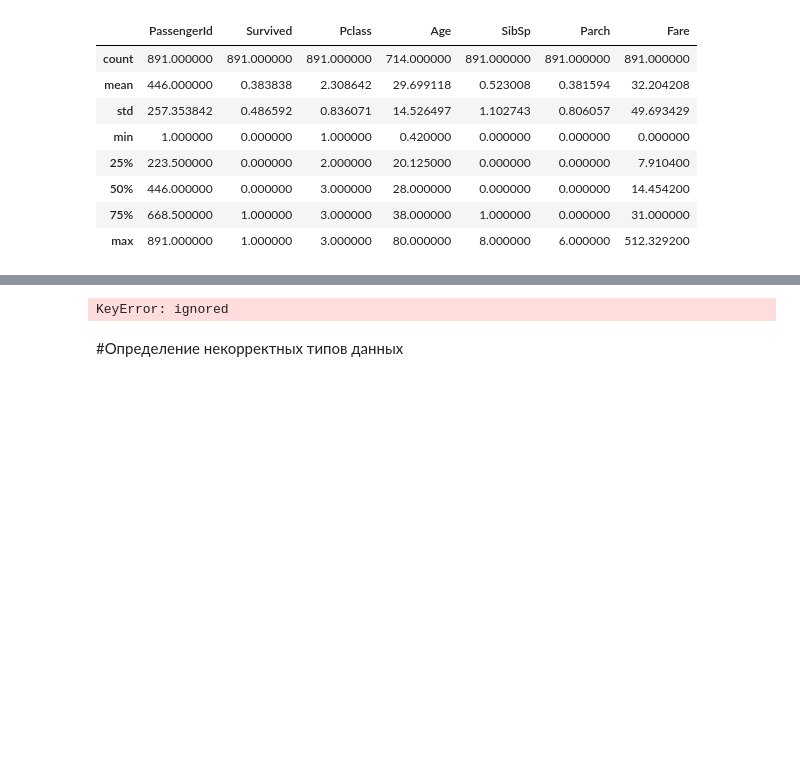
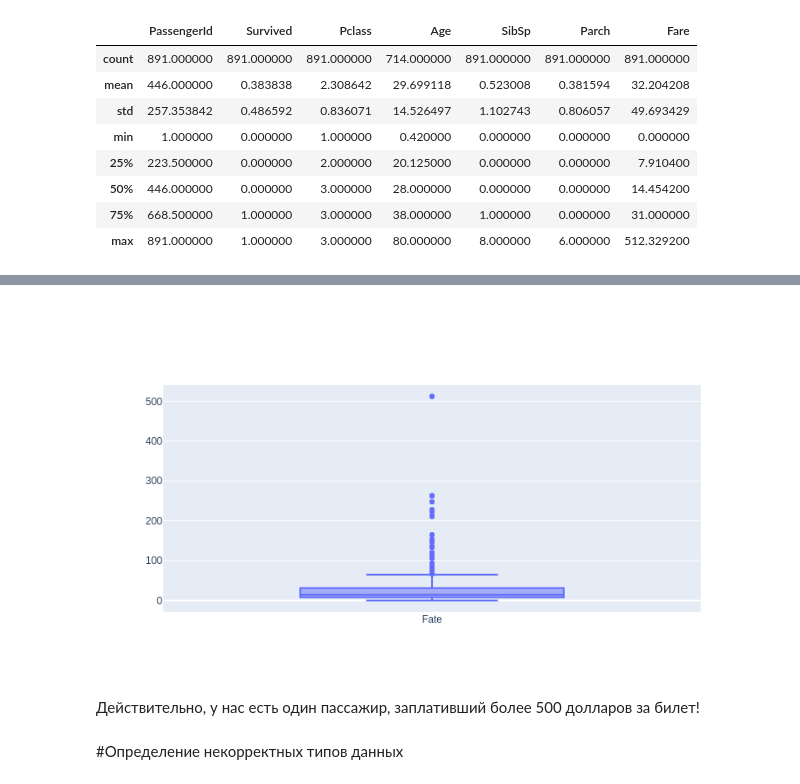
Before and after one commit to AlinaSabitova/Data_analytics_tools-, a Jupyter notebook: API_6_2.ipynb, the cells around one changed output, grey strips where cells are left out. Drawn from its saved outputs; the diff is of its cells as text; code cells hidden in the pictures; blank space fills up the shorter version.

```diff
--- a/API_6_2.ipynb
+++ b/API_6_2.ipynb
@@ -156,6 +152,8 @@ Cabin Letter      0
 dtype: int64
 # %% [markdown]
 У нас остуствуют данные о возрасте 177 пассажиров и номере кабинок 687 пассажиров.
+# %%
+df_titanic.dropna(subset=['Age'], inplace=True) #удалим часть пустых значений
 # %% [markdown]
 #Наличие выбросов
 # %%
@@ -199,13 +199,14 @@ from gitly.colab.plot import GitlyPlotter
 # %%
 gitly = GitlyPlotter('github')
 # %%
-fig = make_subplots(rows = 1, cols = 2)
+fig = make_subplots(rows = 1, cols = 1)
 
-
-fig.add_trace(go.Box(y = df['fare'], name = 'fare'), row = 1, col = 2)
+fig.add_trace(go.Box(y = df_titanic['Fare'], name = 'Fate'), row = 1, col = 1)
 
 fig.update_layout(showlegend = False)
 
 gitly.show(fig)
 # %% [output]
-KeyError: ignored
+[figure, added]
+# %% [markdown]
+Действительно, у нас есть один пассажир, заплативший более 500 долларов за билет!
```
Also changed, not shown: parts of 22 cells of this notebook.
